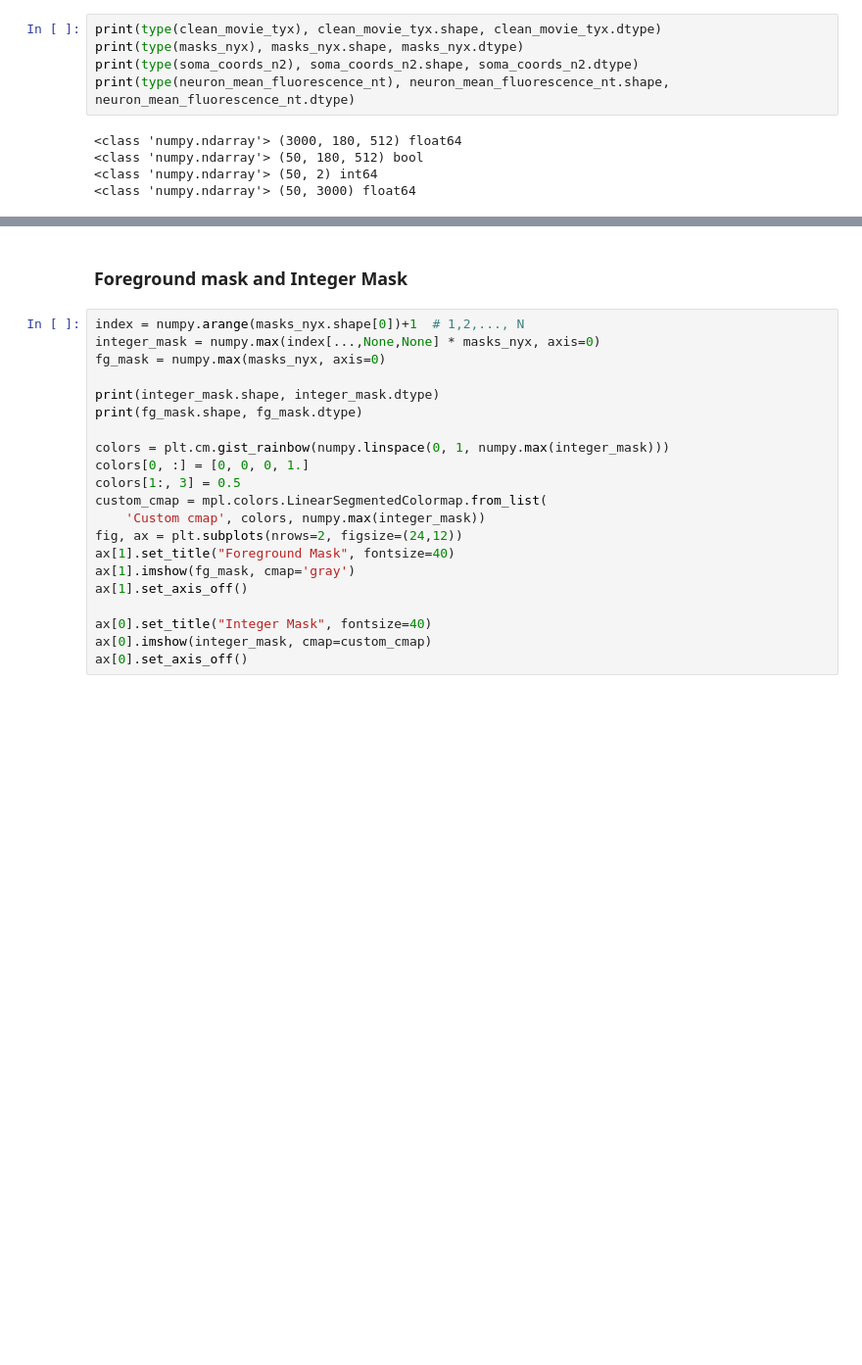
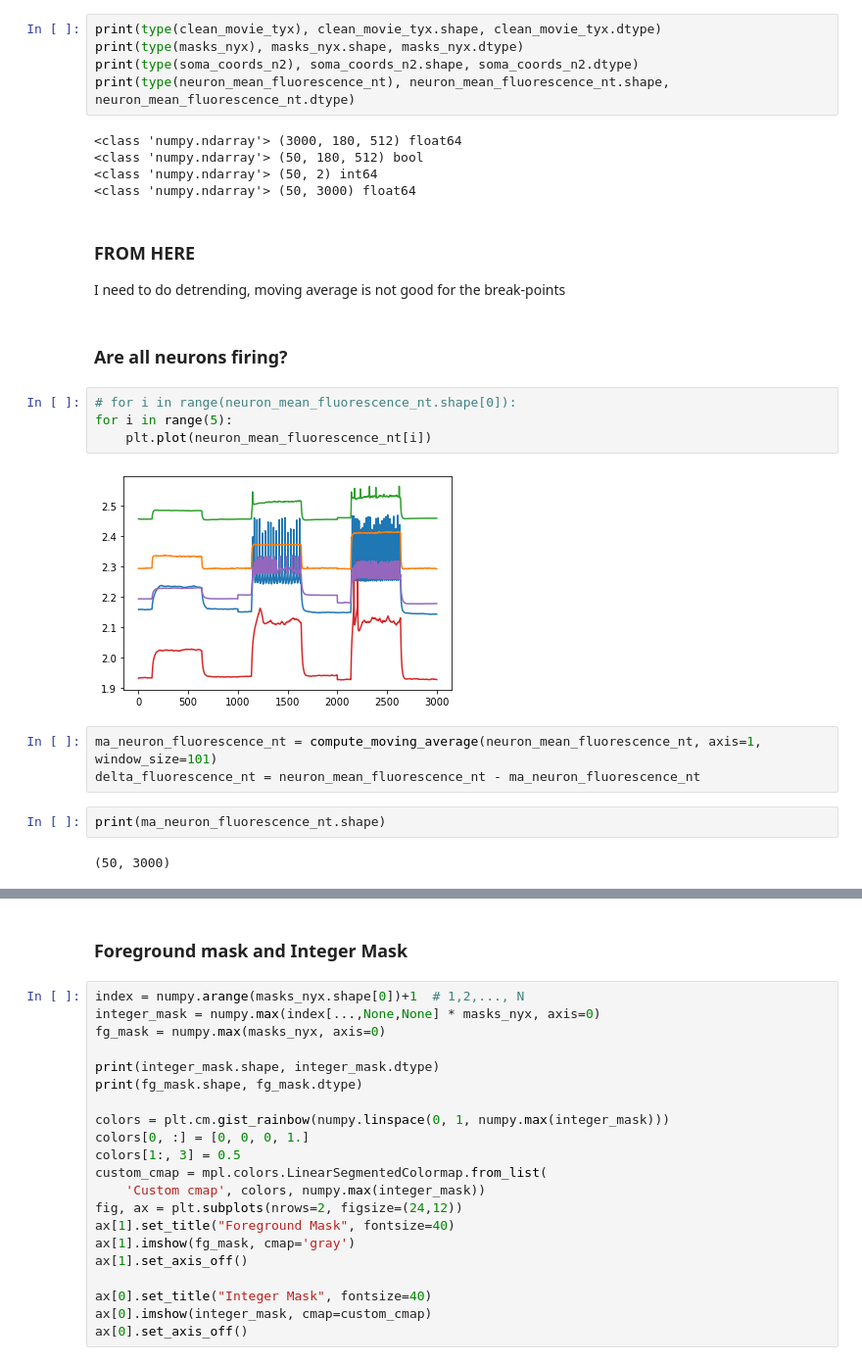
Before and after one commit to cellarium-ai/Optosynth, a Jupyter notebook: graph_segmentation.ipynb, the cells around one changed output, grey strips where cells are left out. Shown at 98% size. Saved outputs shown, nothing was run; the diff lists cells and outputs as text; blank space fills up the shorter version.

```diff
--- a/graph_segmentation.ipynb
+++ b/graph_segmentation.ipynb
@@ -61,3 +87,21 @@ print(type(neuron_mean_fluorescence_nt), neuron_mean_fluorescence_nt.shape, neur
 <class 'numpy.ndarray'> (50, 180, 512) bool
 <class 'numpy.ndarray'> (50, 2) int64
 <class 'numpy.ndarray'> (50, 3000) float64
+# %% [markdown]
+### FROM HERE
+I need to do detrending, moving average is not good for the break-points
+# %% [markdown]
+### Are all neurons firing?
+# %%
+# for i in range(neuron_mean_fluorescence_nt.shape[0]):
+for i in range(5):
+    plt.plot(neuron_mean_fluorescence_nt[i])
+# %% [output]
+[figure, added]
+# %%
+ma_neuron_fluorescence_nt = compute_moving_average(neuron_mean_fluorescence_nt, axis=1, window_size=101)
+delta_fluorescence_nt = neuron_mean_fluorescence_nt - ma_neuron_fluorescence_nt
+# %%
+print(ma_neuron_fluorescence_nt.shape)
+# %% [output]
+(50, 3000)
```
Also changed, not shown: parts of 4 cells of this notebook.
